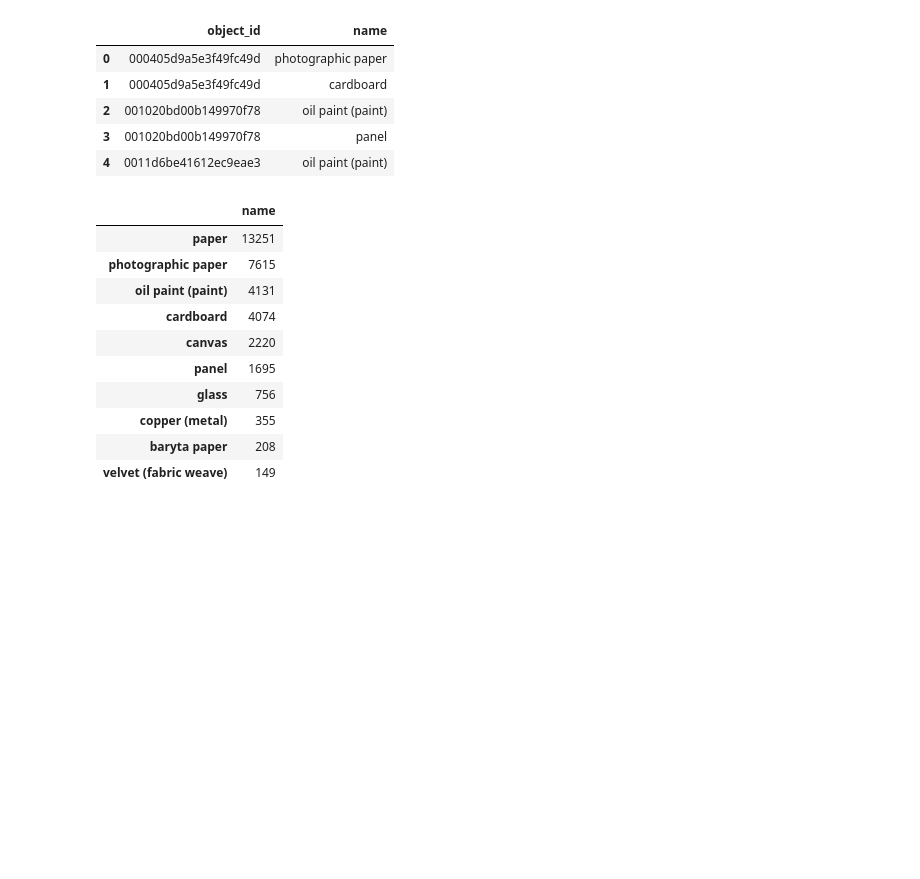
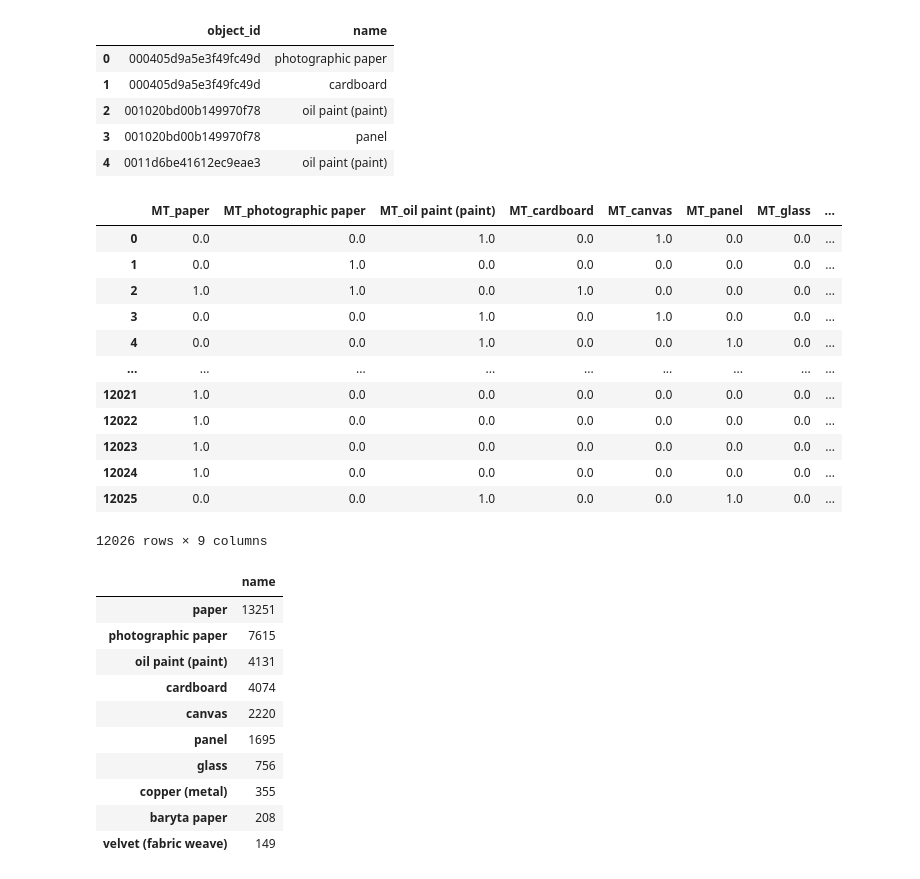
Before and after one commit to yumehara/atmacup10, a Jupyter notebook: notebook/atmacup10_EDA.ipynb, the cells around one changed output. Cells and saved outputs as stored; diff of their text form; code cells hidden in the pictures; blank space fills up the shorter version.

```diff
--- a/notebook/atmacup10_EDA.ipynb
+++ b/notebook/atmacup10_EDA.ipynb
@@ -112,6 +127,32 @@ material (35394, 2)
 | 2 | 001020bd00b149970f78 | oil paint (paint) |
 | 3 | 001020bd00b149970f78 | panel |
 | 4 | 0011d6be41612ec9eae3 | oil paint (paint) |
+# %%
+def get_one_hot_encoding(df_input, df_merge, prefix):
+    value_counts = df_merge['name'].value_counts()
+    col_list = list(value_counts.index[0:9])
+    dummy = pd.get_dummies(df_merge['name'])[col_list]
+    dummy = pd.concat([df_merge, dummy], axis=1)
+    group = dummy.groupby('object_id').sum()
+    group = group.add_prefix(prefix).reset_index()
+    out = pd.merge(df_input[['object_id']], group, on='object_id', how='left')
+    return out.fillna(0).drop(columns=['object_id'])
+# %%
+get_one_hot_encoding(train, material, 'MT_')
+# %% [output]
+|  | MT_paper | MT_photographic paper | MT_oil paint (paint) | MT_cardboard | MT_canvas | MT_panel | MT_glass | ... |
+| 0 | 0.0 | 0.0 | 1.0 | 0.0 | 1.0 | 0.0 | 0.0 | ... |
+| 1 | 0.0 | 1.0 | 0.0 | 0.0 | 0.0 | 0.0 | 0.0 | ... |
+| 2 | 1.0 | 1.0 | 0.0 | 1.0 | 0.0 | 0.0 | 0.0 | ... |
+| 3 | 0.0 | 0.0 | 1.0 | 0.0 | 1.0 | 0.0 | 0.0 | ... |
+| 4 | 0.0 | 0.0 | 1.0 | 0.0 | 0.0 | 1.0 | 0.0 | ... |
+| ... | ... | ... | ... | ... | ... | ... | ... | ... |
+| 12021 | 1.0 | 0.0 | 0.0 | 0.0 | 0.0 | 0.0 | 0.0 | ... |
+| 12022 | 1.0 | 0.0 | 0.0 | 0.0 | 0.0 | 0.0 | 0.0 | ... |
+| 12023 | 1.0 | 0.0 | 0.0 | 0.0 | 0.0 | 0.0 | 0.0 | ... |
+| 12024 | 1.0 | 0.0 | 0.0 | 0.0 | 0.0 | 0.0 | 0.0 | ... |
+| 12025 | 0.0 | 0.0 | 1.0 | 0.0 | 0.0 | 1.0 | 0.0 | ... |
+12026 rows × 9 columns
 # %%
 material_unique = pd.DataFrame(material['name'].value_counts())
 material_unique.head(10)
```
Also changed, not shown: parts of 2 cells of this notebook, 1 other file.
